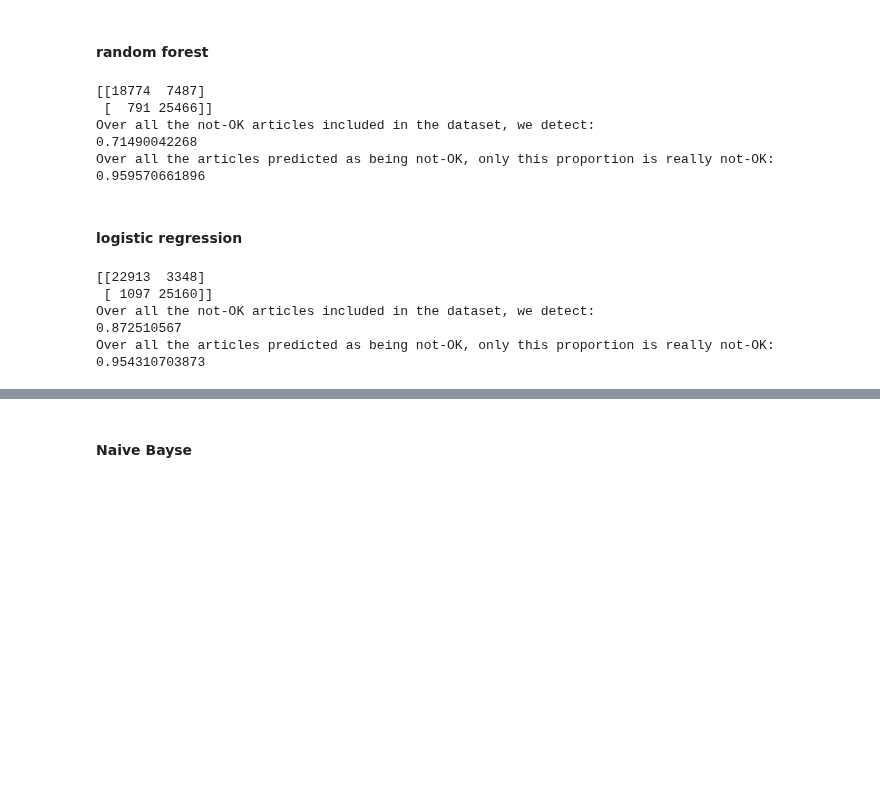
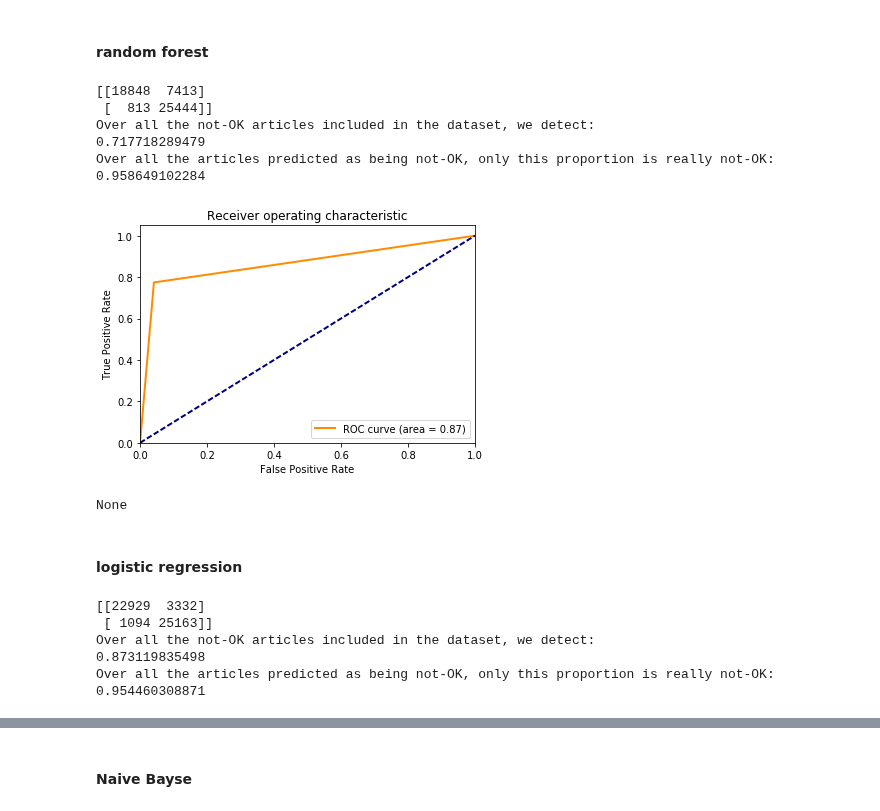
Before and after one commit to yfe404/wikipedia-spam-classifier, a Jupyter notebook: notebooks/spam_detection_wikipedia_fv.ipynb, the cells around one changed output, grey strips where cells are left out. Cells and saved outputs as stored; diff of their text form; code cells hidden in the pictures; blank space fills up the shorter version.

```diff
--- a/notebooks/spam_detection_wikipedia_fv.ipynb
+++ b/notebooks/spam_detection_wikipedia_fv.ipynb
@@ -287,28 +350,30 @@ for i in range(1,11):
 
 
 #adding 1st cluster's samples
-Y2=np.reshape(np.dstack(Y2), (len(Y2),1))
-temp_arr=np.array([Y[false_negatives_cluster0]])
+Y_train=np.reshape(np.dstack(Y_train), (len(Y_train),1))
+temp_arr=np.array([Y_test[false_negatives_cluster0]])
 temp_arr=np.reshape(np.dstack(temp_arr), (10,1))
 
-X2_new = np.vstack((X2, X[false_negatives_cluster0]))
-Y2_new=np.vstack((Y2, temp_arr))
+X_train_new = np.vstack((X_train, X_test[false_negatives_cluster0]))
+Y_train_new=np.vstack((Y_train, temp_arr))
 # Second
-temp_arr2=np.array([Y[false_negatives_cluster1]])
+temp_arr2=np.array([Y_test[false_negatives_cluster1]])
 temp_arr2=np.reshape(np.dstack(temp_arr2), (10,1))
 
-X2_new = np.vstack((X2_new, X[false_negatives_cluster1]))
-Y2_new=np.vstack((Y2_new, temp_arr2))
+X_train_new = np.vstack((X_train_new, X_test[false_negatives_cluster1]))
+Y_train_new=np.vstack((Y_train_new, temp_arr2))
+
+Y_train_new=np.reshape(np.dstack(Y_train_new), (len(Y_train_new),))
+X_train = X_train_new
+Y_train = Y_train_new
 # %% [markdown]
 ### Now we do the prediction again
 # %% [markdown]
 #### random forest
 # %%
-Y2_new=np.reshape(np.dstack(Y2_new), (len(Y2_new),))
-
-clf3.fit(X2_new, Y2_new)
-prediction_rf_new=clf3.predict(X)
-confusion=confusion_matrix(Y, prediction_rf_new, labels=None, sample_weight=None)
+clf3.fit(X_train, Y_train)
+prediction_rf_new=clf3.predict(X_test)
+confusion=confusion_matrix(Y_test, prediction_rf_new, labels=None)
 print(confusion)
 recall=confusion[0,0]/(confusion[0,0]+confusion[0,1])
 precision=confusion[0,0]/(confusion[0,0]+confusion[1,0])
@@ -317,18 +382,24 @@ print(recall)
 print("Over all the articles predicted as being not-OK, only this proportion is really not-OK:")
 print(precision)
 # %% [output]
-[[18774  7487]
- [  791 25466]]
+[[18848  7413]
+ [  813 25444]]
 Over all the not-OK articles included in the dataset, we detect:
-0.71490042268
+0.717718289479
 Over all the articles predicted as being not-OK, only this proportion is really not-OK:
-0.959570661896
+0.958649102284
+# %%
+roc_auc, fpr, tpr = compute_roc_and_auc(prediction_rf_new, Y_test)
+print (plot_roc(roc_auc, fpr, tpr))
+# %% [output]
+[figure, added]
+None
 # %% [markdown]
 #### logistic regression
 # %%
-clf2.fit(X2_new, Y2_new)
-prediction_lr_new=clf2.predict(X)
-confusion=confusion_matrix(Y, prediction_lr_new, labels=None, sample_weight=None)
+clf2.fit(X_train, Y_train)
+prediction_lr_new=clf2.predict(X_test)
+confusion=confusion_matrix(Y_test, prediction_lr_new, labels=None)
 print(confusion)
 recall=confusion[0,0]/(confusion[0,0]+confusion[0,1])
 precision=confusion[0,0]/(confusion[0,0]+confusion[1,0])
@@ -337,9 +408,9 @@ print(recall)
 print("Over all the articles predicted as being not-OK, only this proportion is really not-OK:")
 print(precision)
 # %% [output]
-[[22913  3348]
- [ 1097 25160]]
+[[22929  3332]
+ [ 1094 25163]]
 Over all the not-OK articles included in the dataset, we detect:
-0.872510567
+0.873119835498
 Over all the articles predicted as being not-OK, only this proportion is really not-OK:
-0.954310703873
+0.954460308871
```
Also changed, not shown: parts of 31 cells of this notebook, 1 other file.
